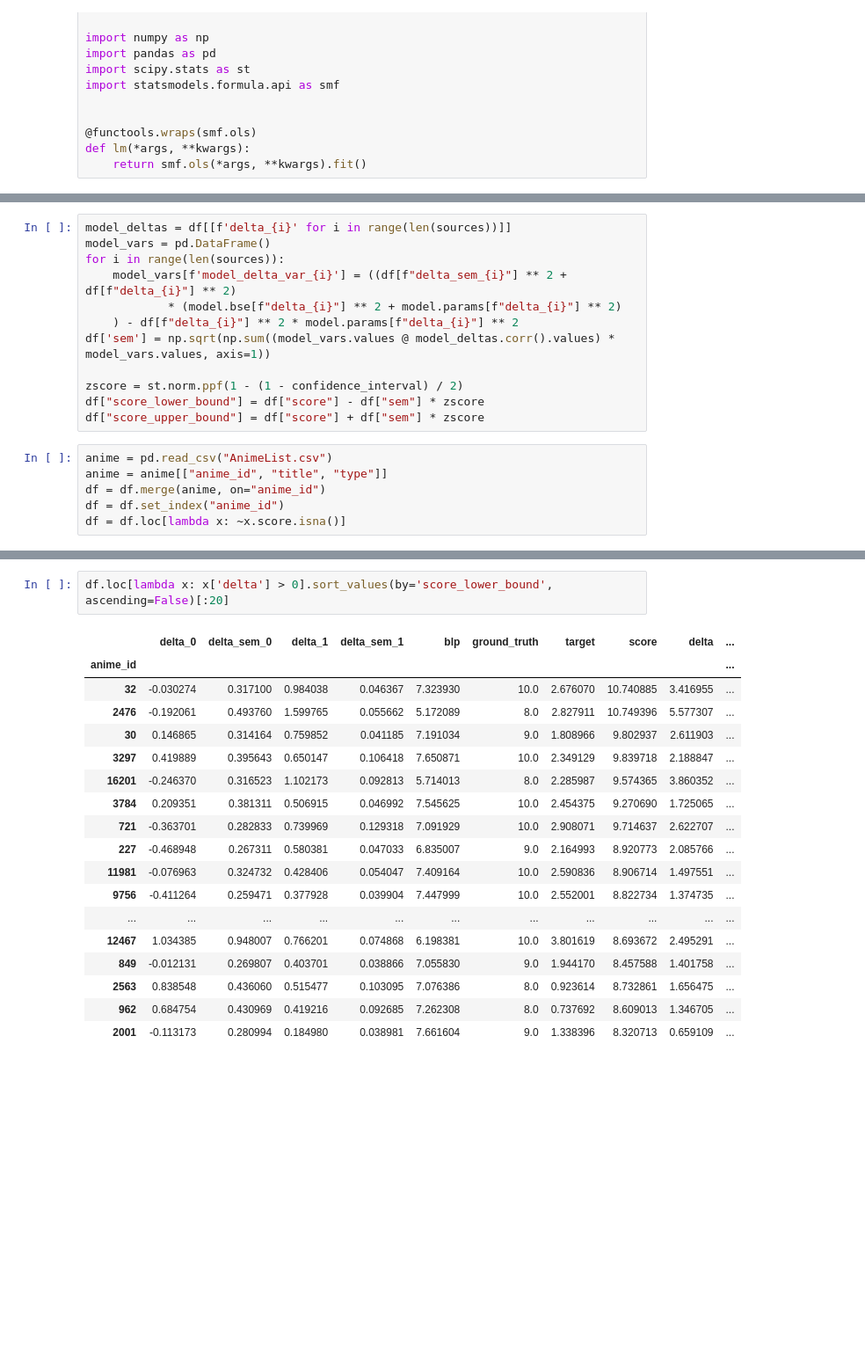
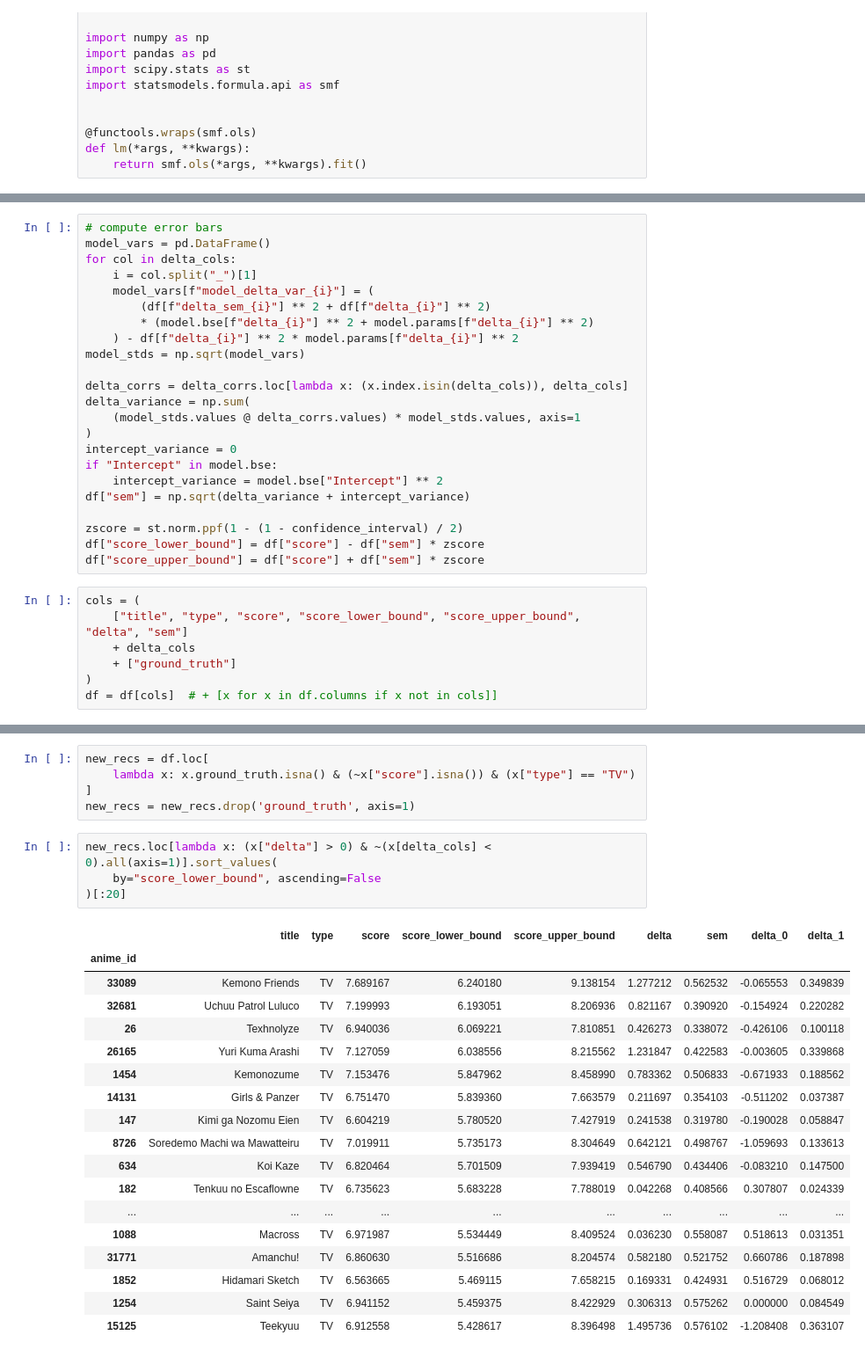
Before and after one commit to Fro116/RecommenderSystem, a Jupyter notebook: notebooks/CombineDeltas.ipynb, the cells around one changed output, grey strips where cells are left out. Shown at 88% size. Saved outputs shown, nothing was run; the diff lists cells and outputs as text; blank space fills up the shorter version.

```diff
--- a/notebooks/CombineDeltas.ipynb
+++ b/notebooks/CombineDeltas.ipynb
@@ -90,18 +106,30 @@ df['delta'] = df['score'] - df['blp']
 # %%
-model_deltas = df[[f'delta_{i}' for i in range(len(sources))]]
+# compute error bars
 model_vars = pd.DataFrame()
-for i in range(len(sources)):
-    model_vars[f'model_delta_var_{i}'] = ((df[f"delta_sem_{i}"] ** 2 + df[f"delta_{i}"] ** 2)
-            * (model.bse[f"delta_{i}"] ** 2 + model.params[f"delta_{i}"] ** 2)
+for col in delta_cols:
+    i = col.split("_")[1]
+    model_vars[f"model_delta_var_{i}"] = (
+        (df[f"delta_sem_{i}"] ** 2 + df[f"delta_{i}"] ** 2)
+        * (model.bse[f"delta_{i}"] ** 2 + model.params[f"delta_{i}"] ** 2)
     ) - df[f"delta_{i}"] ** 2 * model.params[f"delta_{i}"] ** 2
-df['sem'] = np.sqrt(np.sum((model_vars.values @ model_deltas.corr().values) * model_vars.values, axis=1))
+model_stds = np.sqrt(model_vars)
+
+delta_corrs = delta_corrs.loc[lambda x: (x.index.isin(delta_cols)), delta_cols]
+delta_variance = np.sum(
+    (model_stds.values @ delta_corrs.values) * model_stds.values, axis=1
+)
+intercept_variance = 0
+if "Intercept" in model.bse:
+    intercept_variance = model.bse["Intercept"] ** 2
+df["sem"] = np.sqrt(delta_variance + intercept_variance)
 
 zscore = st.norm.ppf(1 - (1 - confidence_interval) / 2)
 df["score_lower_bound"] = df["score"] - df["sem"] * zscore
 df["score_upper_bound"] = df["score"] + df["sem"] * zscore
-# %%
-anime = pd.read_csv("AnimeList.csv")
-anime = anime[["anime_id", "title", "type"]]
-df = df.merge(anime, on="anime_id")
-df = df.set_index("anime_id")
-df = df.loc[lambda x: ~x.score.isna()]
+# %%
+cols = (
+    ["title", "type", "score", "score_lower_bound", "score_upper_bound", "delta", "sem"]
+    + delta_cols
+    + ["ground_truth"]
+)
+df = df[cols]  # + [x for x in df.columns if x not in cols]]
@@ -108,21 +159,28 @@ df = df.loc[lambda x: ~x.score.isna()]
+# %%
+new_recs = df.loc[
+    lambda x: x.ground_truth.isna() & (~x["score"].isna()) & (x["type"] == "TV")
+]
+new_recs = new_recs.drop('ground_truth', axis=1)
 # %%
-df.loc[lambda x: x['delta'] > 0].sort_values(by='score_lower_bound', ascending=False)[:20]
+new_recs.loc[lambda x: (x["delta"] > 0) & ~(x[delta_cols] < 0).all(axis=1)].sort_values(
+    by="score_lower_bound", ascending=False
+)[:20]
 # %% [output]
-|  | delta_0 | delta_sem_0 | delta_1 | delta_sem_1 | blp | ground_truth | target | score | delta | ... |
-| anime_id |  |  |  |  |  |  |  |  |  | ... |
-| 32 | -0.030274 | 0.317100 | 0.984038 | 0.046367 | 7.323930 | 10.0 | 2.676070 | 10.740885 | 3.416955 | ... |
-| 2476 | -0.192061 | 0.493760 | 1.599765 | 0.055662 | 5.172089 | 8.0 | 2.827911 | 10.749396 | 5.577307 | ... |
-| 30 | 0.146865 | 0.314164 | 0.759852 | 0.041185 | 7.191034 | 9.0 | 1.808966 | 9.802937 | 2.611903 | ... |
-| 3297 | 0.419889 | 0.395643 | 0.650147 | 0.106418 | 7.650871 | 10.0 | 2.349129 | 9.839718 | 2.188847 | ... |
-| 16201 | -0.246370 | 0.316523 | 1.102173 | 0.092813 | 5.714013 | 8.0 | 2.285987 | 9.574365 | 3.860352 | ... |
-| 3784 | 0.209351 | 0.381311 | 0.506915 | 0.046992 | 7.545625 | 10.0 | 2.454375 | 9.270690 | 1.725065 | ... |
-| 721 | -0.363701 | 0.282833 | 0.739969 | 0.129318 | 7.091929 | 10.0 | 2.908071 | 9.714637 | 2.622707 | ... |
-| 227 | -0.468948 | 0.267311 | 0.580381 | 0.047033 | 6.835007 | 9.0 | 2.164993 | 8.920773 | 2.085766 | ... |
-| 11981 | -0.076963 | 0.324732 | 0.428406 | 0.054047 | 7.409164 | 10.0 | 2.590836 | 8.906714 | 1.497551 | ... |
-| 9756 | -0.411264 | 0.259471 | 0.377928 | 0.039904 | 7.447999 | 10.0 | 2.552001 | 8.822734 | 1.374735 | ... |
-| ... | ... | ... | ... | ... | ... | ... | ... | ... | ... | ... |
-| 12467 | 1.034385 | 0.948007 | 0.766201 | 0.074868 | 6.198381 | 10.0 | 3.801619 | 8.693672 | 2.495291 | ... |
-| 849 | -0.012131 | 0.269807 | 0.403701 | 0.038866 | 7.055830 | 9.0 | 1.944170 | 8.457588 | 1.401758 | ... |
-| 2563 | 0.838548 | 0.436060 | 0.515477 | 0.103095 | 7.076386 | 8.0 | 0.923614 | 8.732861 | 1.656475 | ... |
-| 962 | 0.684754 | 0.430969 | 0.419216 | 0.092685 | 7.262308 | 8.0 | 0.737692 | 8.609013 | 1.346705 | ... |
-| 2001 | -0.113173 | 0.280994 | 0.184980 | 0.038981 | 7.661604 | 9.0 | 1.338396 | 8.320713 | 0.659109 | ... |
+|  | title | type | score | score_lower_bound | score_upper_bound | delta | sem | delta_0 | delta_1 |
+| anime_id |  |  |  |  |  |  |  |  |  |
+| 33089 | Kemono Friends | TV | 7.689167 | 6.240180 | 9.138154 | 1.277212 | 0.562532 | -0.065553 | 0.349839 |
+| 32681 | Uchuu Patrol Luluco | TV | 7.199993 | 6.193051 | 8.206936 | 0.821167 | 0.390920 | -0.154924 | 0.220282 |
+| 26 | Texhnolyze | TV | 6.940036 | 6.069221 | 7.810851 | 0.426273 | 0.338072 | -0.426106 | 0.100118 |
+| 26165 | Yuri Kuma Arashi | TV | 7.127059 | 6.038556 | 8.215562 | 1.231847 | 0.422583 | -0.003605 | 0.339868 |
+| 1454 | Kemonozume | TV | 7.153476 | 5.847962 | 8.458990 | 0.783362 | 0.506833 | -0.671933 | 0.188562 |
+| 14131 | Girls & Panzer | TV | 6.751470 | 5.839360 | 7.663579 | 0.211697 | 0.354103 | -0.511202 | 0.037387 |
+| 147 | Kimi ga Nozomu Eien | TV | 6.604219 | 5.780520 | 7.427919 | 0.241538 | 0.319780 | -0.190028 | 0.058847 |
+| 8726 | Soredemo Machi wa Mawatteiru | TV | 7.019911 | 5.735173 | 8.304649 | 0.642121 | 0.498767 | -1.059693 | 0.133613 |
+| 634 | Koi Kaze | TV | 6.820464 | 5.701509 | 7.939419 | 0.546790 | 0.434406 | -0.083210 | 0.147500 |
+| 182 | Tenkuu no Escaflowne | TV | 6.735623 | 5.683228 | 7.788019 | 0.042268 | 0.408566 | 0.307807 | 0.024339 |
+| ... | ... | ... | ... | ... | ... | ... | ... | ... | ... |
+| 1088 | Macross | TV | 6.971987 | 5.534449 | 8.409524 | 0.036230 | 0.558087 | 0.518613 | 0.031351 |
+| 31771 | Amanchu! | TV | 6.860630 | 5.516686 | 8.204574 | 0.582180 | 0.521752 | 0.660786 | 0.187898 |
+| 1852 | Hidamari Sketch | TV | 6.563665 | 5.469115 | 7.658215 | 0.169331 | 0.424931 | 0.516729 | 0.068012 |
+| 1254 | Saint Seiya | TV | 6.941152 | 5.459375 | 8.422929 | 0.306313 | 0.575262 | 0.000000 | 0.084549 |
+| 15125 | Teekyuu | TV | 6.912558 | 5.428617 | 8.396498 | 1.495736 | 0.576102 | -1.208408 | 0.363107 |
```
Also changed, not shown: parts of 14 cells of this notebook, 5 other files.
